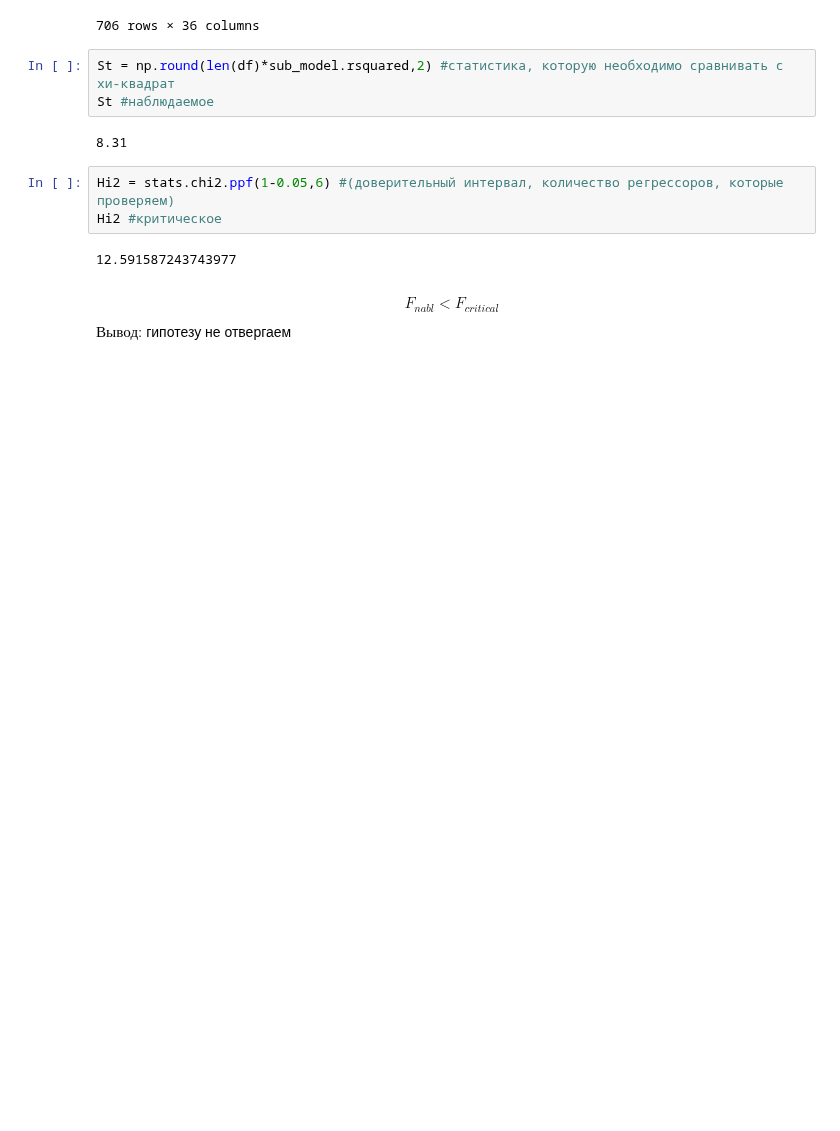
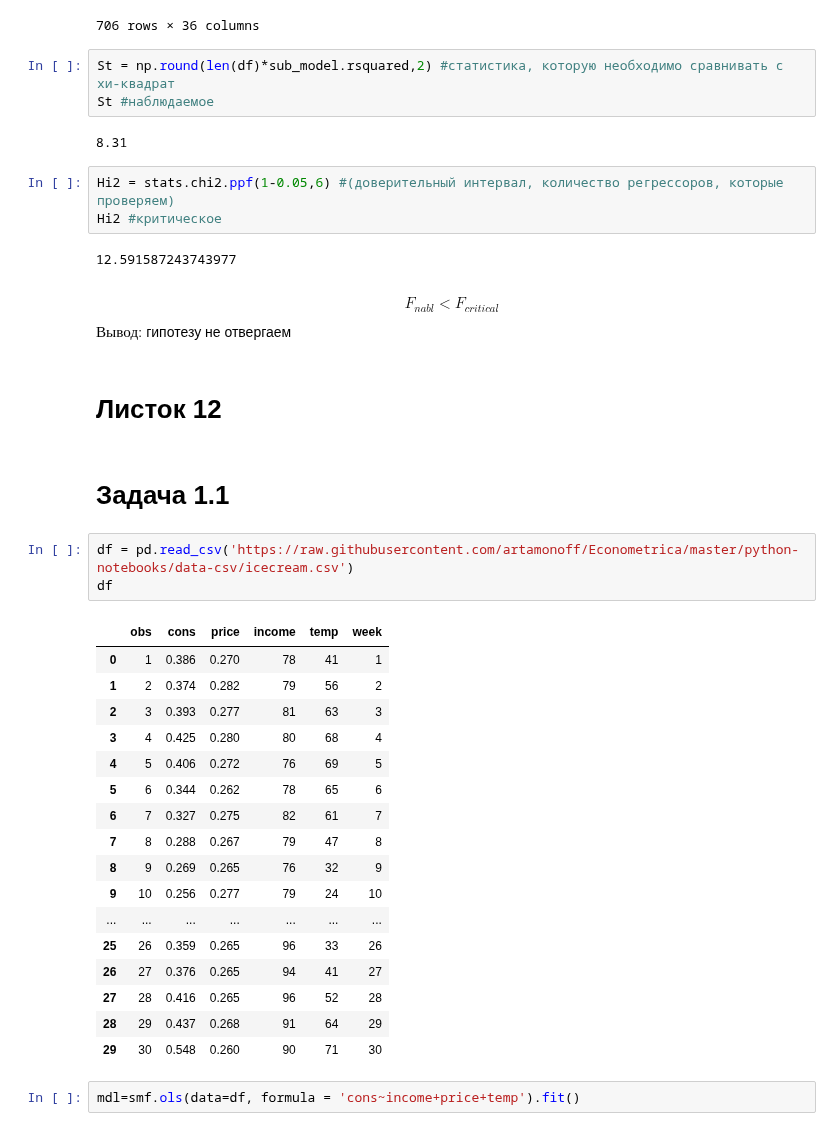
Before and after one commit to stepankhromov/econometricahomework, a Jupyter notebook: Семинары/Семинар 03.05.23.ipynb, the cells around one changed output. Saved outputs shown, nothing was run; the diff lists cells and outputs as text; blank space fills up the shorter version.

```diff
--- a/Семинары/Семинар 03.05.23.ipynb
+++ b/Семинары/Семинар 03.05.23.ipynb
@@ -63,3 +63,30 @@ Hi2 #критическое
 # %% [markdown]
 $$ F_{nabl} < F_{critical} $$
 $\textbf{Вывод:}$ гипотезу не отвергаем
+# %% [markdown]
+# Листок 12
+# %% [markdown]
+# Задача 1.1
+# %%
+df = pd.read_csv('https://raw.githubusercontent.com/artamonoff/Econometrica/master/python-notebooks/data-csv/icecream.csv')
+df
+# %% [output]
+|  | obs | cons | price | income | temp | week |
+| 0 | 1 | 0.386 | 0.270 | 78 | 41 | 1 |
+| 1 | 2 | 0.374 | 0.282 | 79 | 56 | 2 |
+| 2 | 3 | 0.393 | 0.277 | 81 | 63 | 3 |
+| 3 | 4 | 0.425 | 0.280 | 80 | 68 | 4 |
+| 4 | 5 | 0.406 | 0.272 | 76 | 69 | 5 |
+| 5 | 6 | 0.344 | 0.262 | 78 | 65 | 6 |
+| 6 | 7 | 0.327 | 0.275 | 82 | 61 | 7 |
+| 7 | 8 | 0.288 | 0.267 | 79 | 47 | 8 |
+| 8 | 9 | 0.269 | 0.265 | 76 | 32 | 9 |
+| 9 | 10 | 0.256 | 0.277 | 79 | 24 | 10 |
+| ... | ... | ... | ... | ... | ... | ... |
+| 25 | 26 | 0.359 | 0.265 | 96 | 33 | 26 |
+| 26 | 27 | 0.376 | 0.265 | 94 | 41 | 27 |
+| 27 | 28 | 0.416 | 0.265 | 96 | 52 | 28 |
+| 28 | 29 | 0.437 | 0.268 | 91 | 64 | 29 |
+| 29 | 30 | 0.548 | 0.260 | 90 | 71 | 30 |
+# %%
+mdl=smf.ols(data=df, formula = 'cons~income+price+temp').fit()
```
Also changed, not shown: parts of 5 cells of this notebook.
